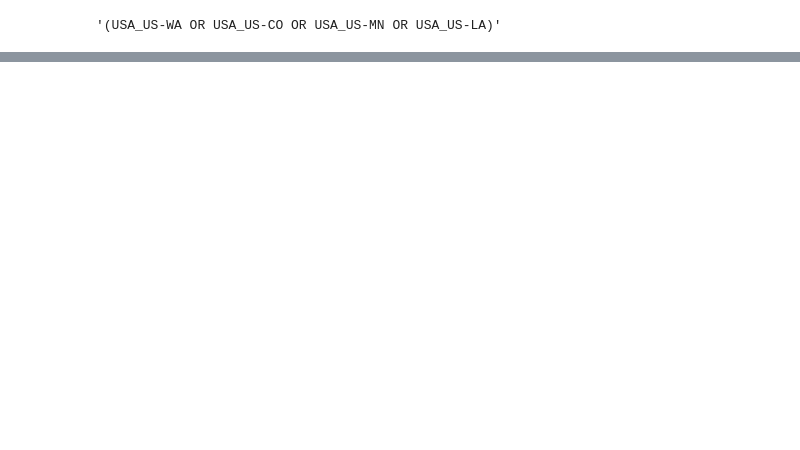
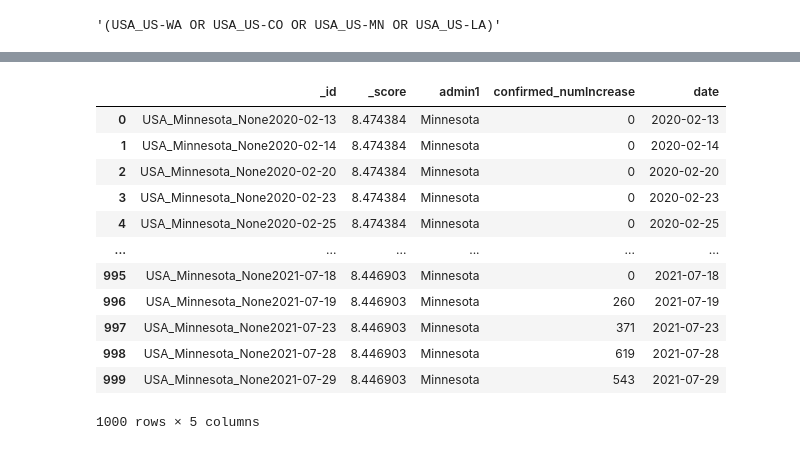
Before and after one commit to outbreak-info/python-outbreak-info, a Jupyter notebook: visualization_demos/visualization_demos.ipynb, the cells around one changed output, grey strips where cells are left out. Saved outputs shown, nothing was run; the diff lists cells and outputs as text; code cells hidden in the pictures; blank space fills up the shorter version.

```diff
--- a/visualization_demos/visualization_demos.ipynb
+++ b/visualization_demos/visualization_demos.ipynb
@@ -152,0 +67,16 @@ rules = alt.Chart(pd.DataFrame({
+# %%
+single_test_page
+# %% [output]
+|  | _id | _score | admin1 | confirmed_numIncrease | date |
+| 0 | USA_Minnesota_None2020-02-13 | 8.474384 | Minnesota | 0 | 2020-02-13 |
+| 1 | USA_Minnesota_None2020-02-14 | 8.474384 | Minnesota | 0 | 2020-02-14 |
+| 2 | USA_Minnesota_None2020-02-20 | 8.474384 | Minnesota | 0 | 2020-02-20 |
+| 3 | USA_Minnesota_None2020-02-23 | 8.474384 | Minnesota | 0 | 2020-02-23 |
+| 4 | USA_Minnesota_None2020-02-25 | 8.474384 | Minnesota | 0 | 2020-02-25 |
+| ... | ... | ... | ... | ... | ... |
+| 995 | USA_Minnesota_None2021-07-18 | 8.446903 | Minnesota | 0 | 2021-07-18 |
+| 996 | USA_Minnesota_None2021-07-19 | 8.446903 | Minnesota | 260 | 2021-07-19 |
+| 997 | USA_Minnesota_None2021-07-23 | 8.446903 | Minnesota | 371 | 2021-07-23 |
+| 998 | USA_Minnesota_None2021-07-28 | 8.446903 | Minnesota | 619 | 2021-07-28 |
+| 999 | USA_Minnesota_None2021-07-29 | 8.446903 | Minnesota | 543 | 2021-07-29 |
+1000 rows × 5 columns
```
Also changed, not shown: parts of 27 cells of this notebook, 3 other files.
